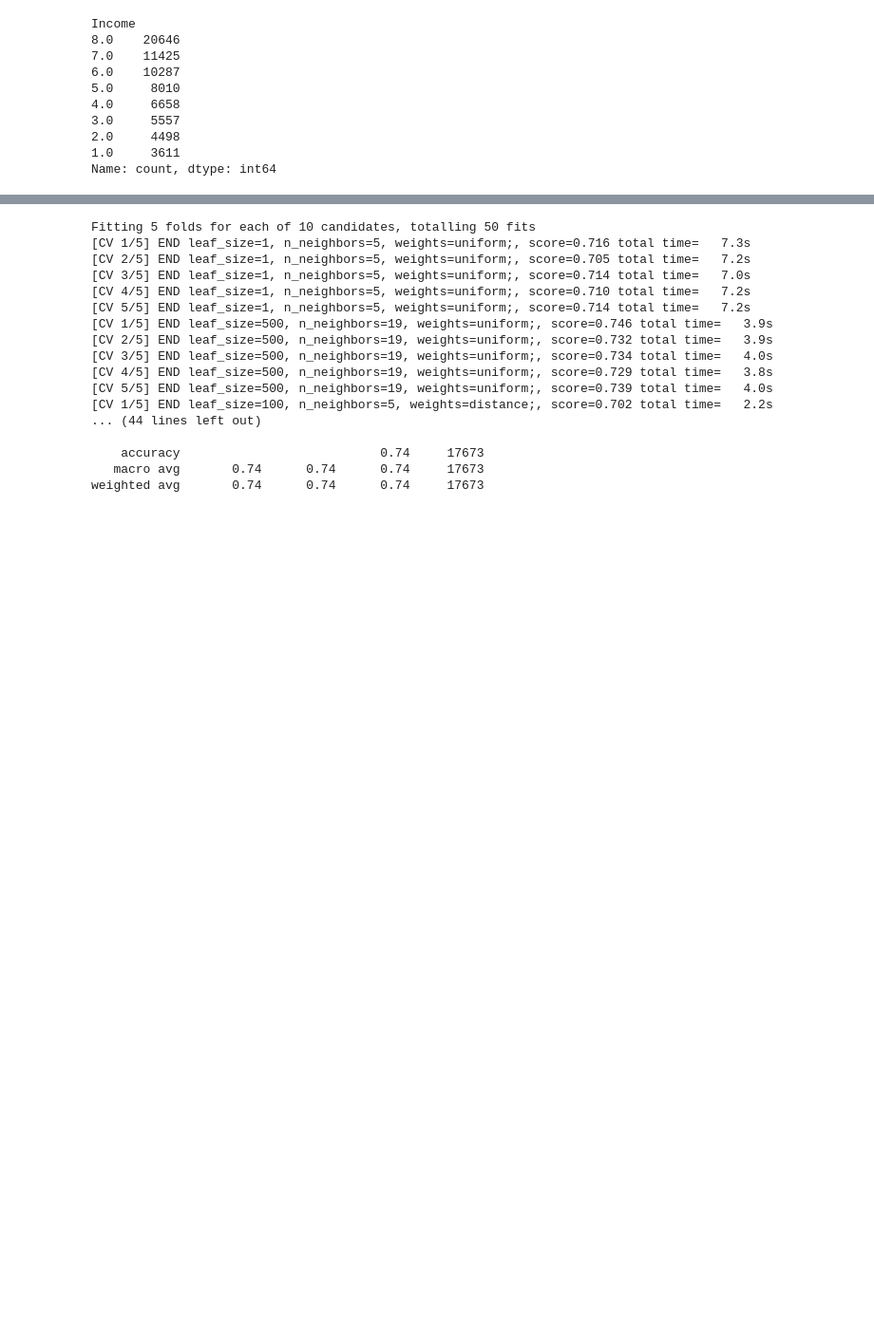
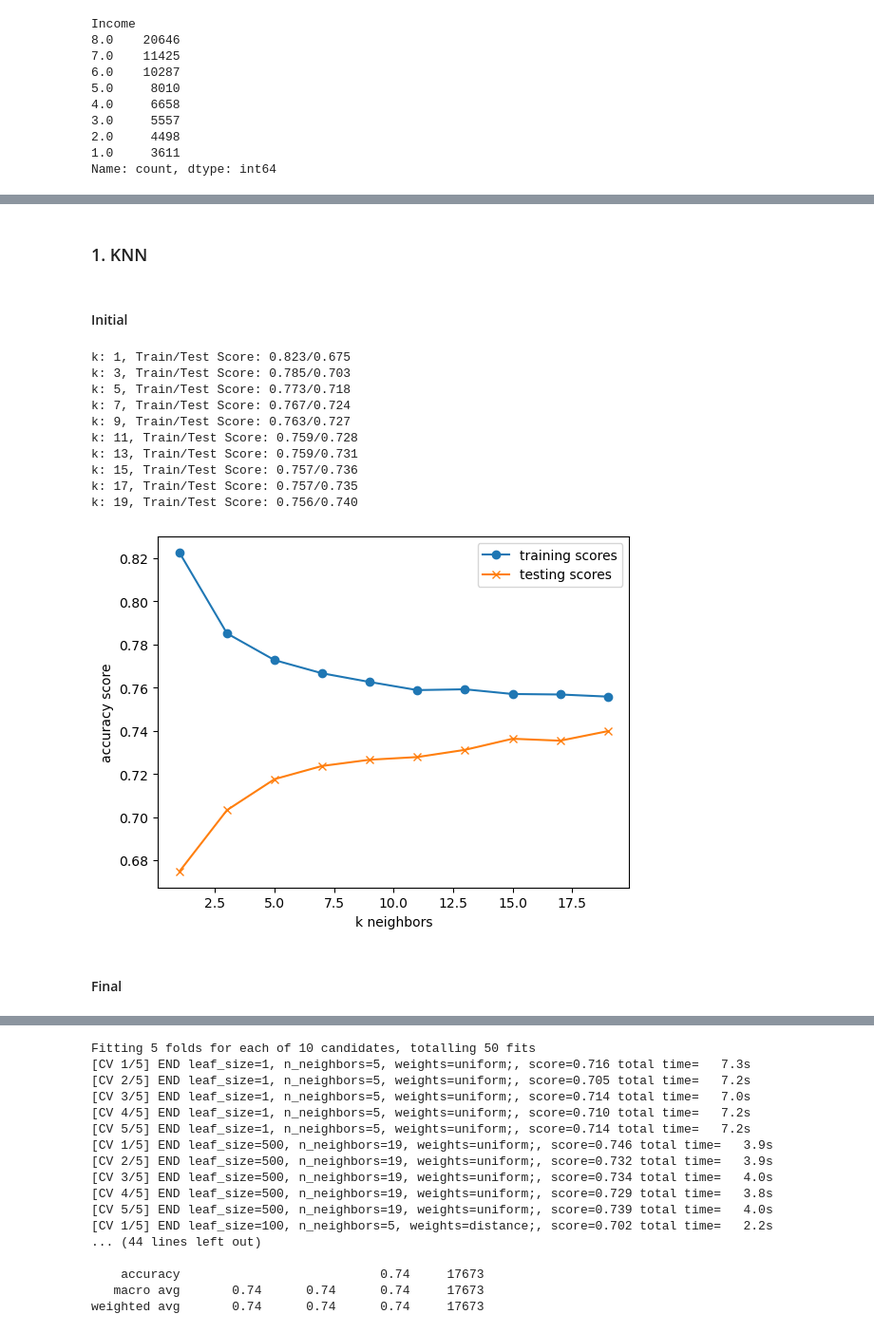
Before and after one commit to yiannisp1822/Project2_Diabetes, a Jupyter notebook: diabetes-prediction-modeling-s_copy.ipynb, the cells around one changed output, grey strips where cells are left out. Shown at 95% size. Cells and saved outputs as stored; diff of their text form; code cells hidden in the pictures; blank space fills up the shorter version.

```diff
--- a/diabetes-prediction-modeling-s_copy.ipynb
+++ b/diabetes-prediction-modeling-s_copy.ipynb
@@ -581,0 +397,7 @@ weighted avg       0.74      0.74      0.74     17673
+# %%
+# Go through the dataframe and replace the current BMIs with our grouping
+diabetes_df['BMI'] = diabetes_df['BMI'].apply(BMI_classification)
+diabetes_df['BMI'].value_counts()
+
+# This is with our final dataframe that we use for our models
+diabetes_df_final['BMI'] = diabetes_df_final['BMI'].apply(BMI_classification)
@@ -581,0 +627,14 @@ weighted avg       0.74      0.74      0.74     17673
+# %%
+# build a scaler and fit it to the training data. Then, transform both the train and test encoded dataframes
+scaler = StandardScaler()
+scaler_init = StandardScaler()
+
+# Initial Analysis
+scaler_init.fit(x_train_encoded_init)
+x_train_encoded_init = scaler_init.transform(x_train_encoded_init)
+x_test_encoded_init = scaler_init.transform(x_test_encoded_init)
+
+# Final Analysis
+scaler.fit(x_train_encoded)
+x_train_encoded = scaler.transform(x_train_encoded)
+x_test_encoded = scaler.transform(x_test_encoded)
@@ -581,0 +656,41 @@ weighted avg       0.74      0.74      0.74     17673
+# %% [markdown]
+### 1. KNN
+# %% [markdown]
+#### Initial
+# %%
+# Loop through different k values to find which has the highest accuracy.
+# Note: We use only odd numbers because we don't want any ties.
+# We then plot the results of the testing and training scores to find the best k value without too much overfitting
+
+train_scores = []
+test_scores = []
+for k in range(1, 20, 2):
+    knn = KNeighborsClassifier(n_neighbors=k)
+    knn.fit(x_train_encoded_init, y_train_init)
+    train_score = knn.score(x_train_encoded_init, y_train_init)
+    test_score = knn.score(x_test_encoded_init, y_test_init)
+    train_scores.append(train_score)
+    test_scores.append(test_score)
+    print(f"k: {k}, Train/Test Score: {train_score:.3f}/{test_score:.3f}")
+
+# Plot the results
+plt.plot(range(1, 20, 2), train_scores, marker='o', label="training scores")
+plt.plot(range(1, 20, 2), test_scores, marker="x", label="testing scores")
+plt.xlabel("k neighbors")
+plt.ylabel("accuracy score")
+plt.legend()
+plt.show()
+# %% [output]
+k: 1, Train/Test Score: 0.823/0.675
+k: 3, Train/Test Score: 0.785/0.703
+k: 5, Train/Test Score: 0.773/0.718
+k: 7, Train/Test Score: 0.767/0.724
+k: 9, Train/Test Score: 0.763/0.727
+k: 11, Train/Test Score: 0.759/0.728
+k: 13, Train/Test Score: 0.759/0.731
+k: 15, Train/Test Score: 0.757/0.736
+k: 17, Train/Test Score: 0.757/0.735
+k: 19, Train/Test Score: 0.756/0.740
+[figure, added]
+# %% [markdown]
+#### Final
```
Also changed, not shown: parts of 131 cells of this notebook, 1 other file.
